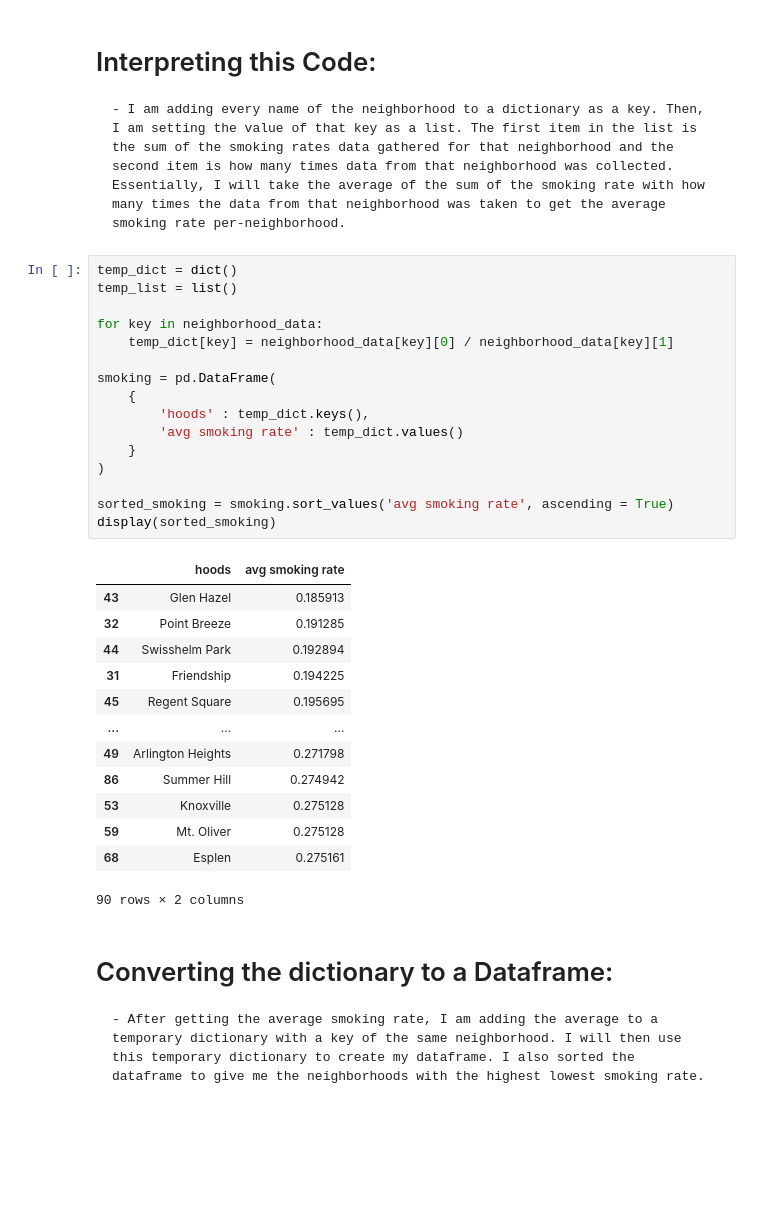
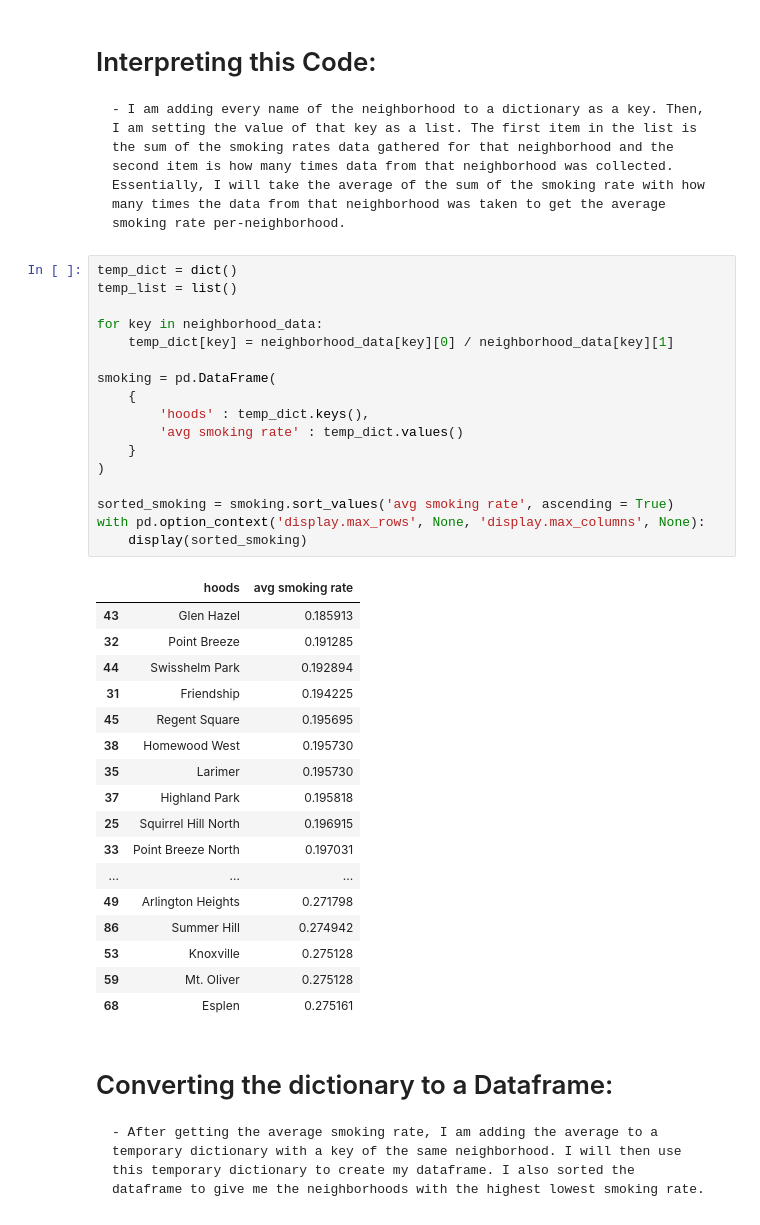
Before and after one commit to david-lindsey104/big-ideas-final, a Jupyter notebook: conclusion.ipynb, the cells around one changed output. Cells and saved outputs as stored; diff of their text form; blank space fills up the shorter version.

```diff
--- a/conclusion.ipynb
+++ b/conclusion.ipynb
@@ -51,33 +51,38 @@ print(neighborhood_data)
 # %%
 temp_dict = dict()
 temp_list = list()
 
 for key in neighborhood_data:
     temp_dict[key] = neighborhood_data[key][0] / neighborhood_data[key][1]
 
 smoking = pd.DataFrame(
     {
         'hoods' : temp_dict.keys(),
         'avg smoking rate' : temp_dict.values()
     }
 )
 
 sorted_smoking = smoking.sort_values('avg smoking rate', ascending = True)
-display(sorted_smoking)
+with pd.option_context('display.max_rows', None, 'display.max_columns', None):
+    display(sorted_smoking)
 # %% [output]
 |  | hoods | avg smoking rate |
 | 43 | Glen Hazel | 0.185913 |
 | 32 | Point Breeze | 0.191285 |
 | 44 | Swisshelm Park | 0.192894 |
 | 31 | Friendship | 0.194225 |
 | 45 | Regent Square | 0.195695 |
+| 38 | Homewood West | 0.195730 |
+| 35 | Larimer | 0.195730 |
+| 37 | Highland Park | 0.195818 |
+| 25 | Squirrel Hill North | 0.196915 |
+| 33 | Point Breeze North | 0.197031 |
 | ... | ... | ... |
 | 49 | Arlington Heights | 0.271798 |
 | 86 | Summer Hill | 0.274942 |
 | 53 | Knoxville | 0.275128 |
 | 59 | Mt. Oliver | 0.275128 |
 | 68 | Esplen | 0.275161 |
-90 rows × 2 columns
 # %% [markdown]
 # Converting the dictionary to a Dataframe:
     - After getting the average smoking rate, I am adding the average to a temporary dictionary with a key of the same neighborhood. I will then use this temporary dictionary to create my dataframe. I also sorted the dataframe to give me the neighborhoods with the highest lowest smoking rate.
```
Also changed, not shown: parts of 16 cells of this notebook, 2 other files.
